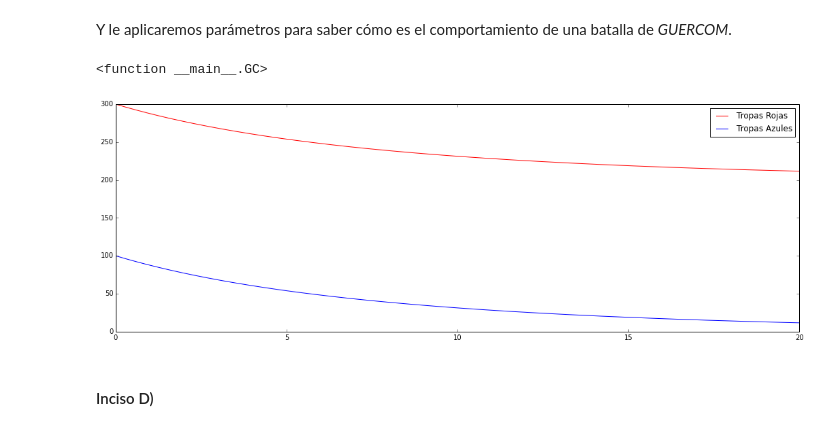
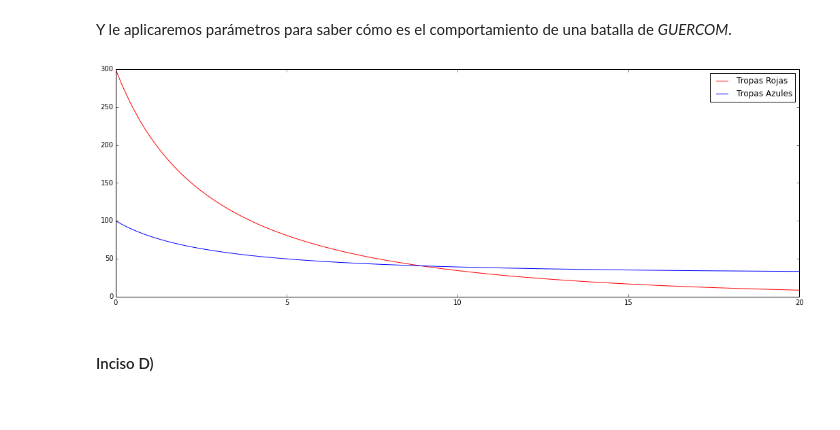
Before and after one commit to ElicHerrera/proyecto-mate-com, a Jupyter notebook: Proyecto_Adelanto_1.ipynb, the cells around one changed output. Cells and saved outputs as stored; diff of their text form; code cells hidden in the pictures.

```diff
--- a/Proyecto_Adelanto_1.ipynb
+++ b/Proyecto_Adelanto_1.ipynb
@@ -45,8 +45,8 @@ class Guerra:
 
     def plotjunto(self):
         plt.figure(figsize=(18, 6), dpi=80)
-        plt.plot(self.tau,self.x(),color="red", linewidth=1.0, linestyle="-",label="Tropas Rojas");
-        plt.plot(self.tau,self.y(),color="blue", linewidth=1.0, linestyle="-",label="Tropas Azules");
+        plt.plot(self.tau,self.x(),color="blue", linewidth=1.0, linestyle="-",label="Tropas Azules");
+        plt.plot(self.tau,self.y(),color="red", linewidth=1.0, linestyle="-",label="Tropas Rojas");
         plt.legend(loc='upper right')
     def initial_conditions(self, x_i, y_i):
         """Se definen las condiciones iniciales que corresponden a la cantidad inicial de soldadosb."""
@@ -216,28 +216,27 @@ from IPython.html import widgets
 # %%
 N = 1000
 
 tiempo_inicial = 0.0
 
 tiempo_final = 20
 
 
 def GC(efectividad_rojos,efectividad_azules):
 
     soldados=100
 
     guerra1=GuerCom(efectividad_rojos,efectividad_azules)
 
     guerra1.initial_conditions(x_i=3*soldados, y_i=soldados)
 
     guerra1.integrate(N, tiempo_inicial, tiempo_final, RK2)
 
     guerra1.plotjunto()
 
 
-interact(GC,efectividad_rojos=(0.00001,0.0009,.000009),efectividad_azules=(0.00001,0.0009,.000009))
+interact(GC,efectividad_rojos=(0.00001,0.004,.000009),efectividad_azules=(0.00001,0.0009,.000009))
 # %% [output]
-<function __main__.GC>
-[figure, old version]
+[figure, new version]
 # %% [markdown]
 #### Inciso D)
 # %% [markdown]
```
Also changed, not shown: parts of 1 cell of this notebook.
